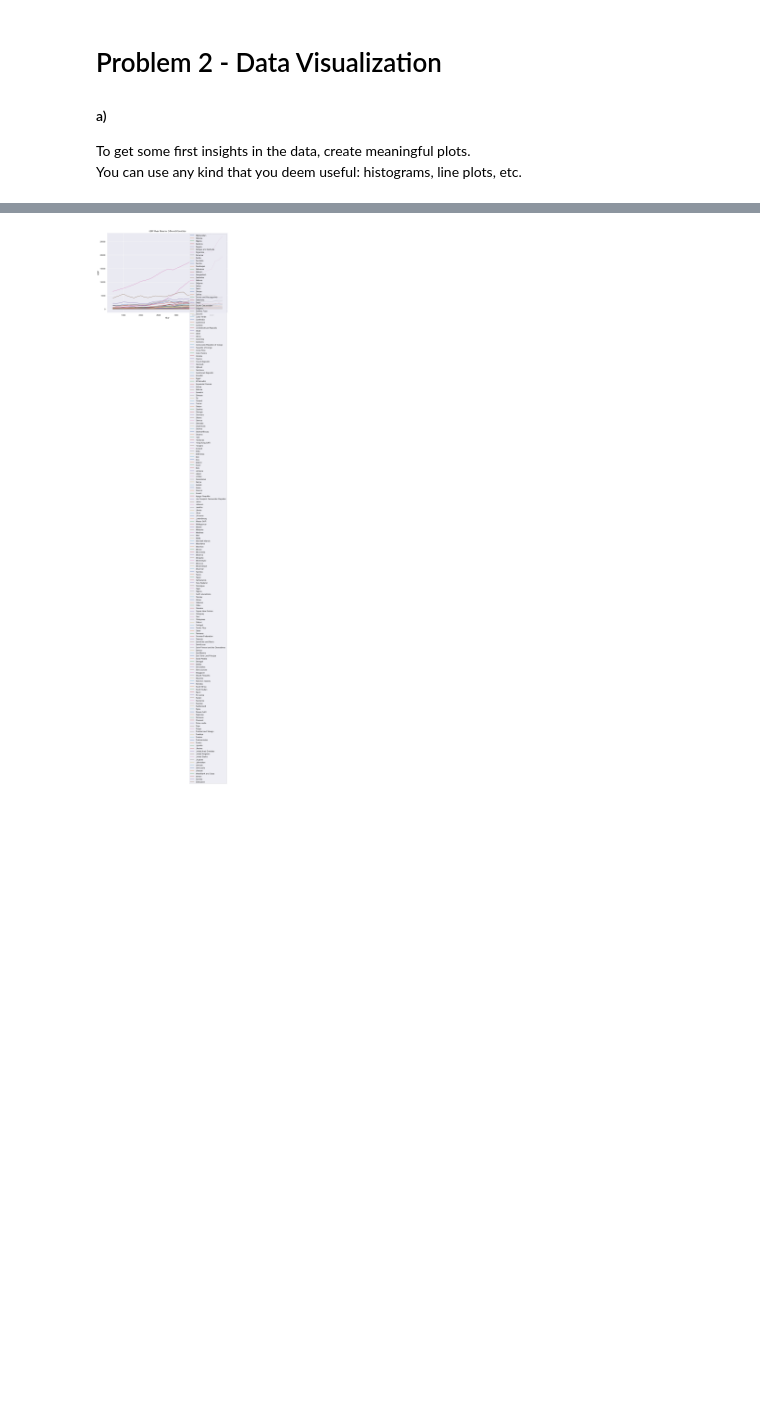
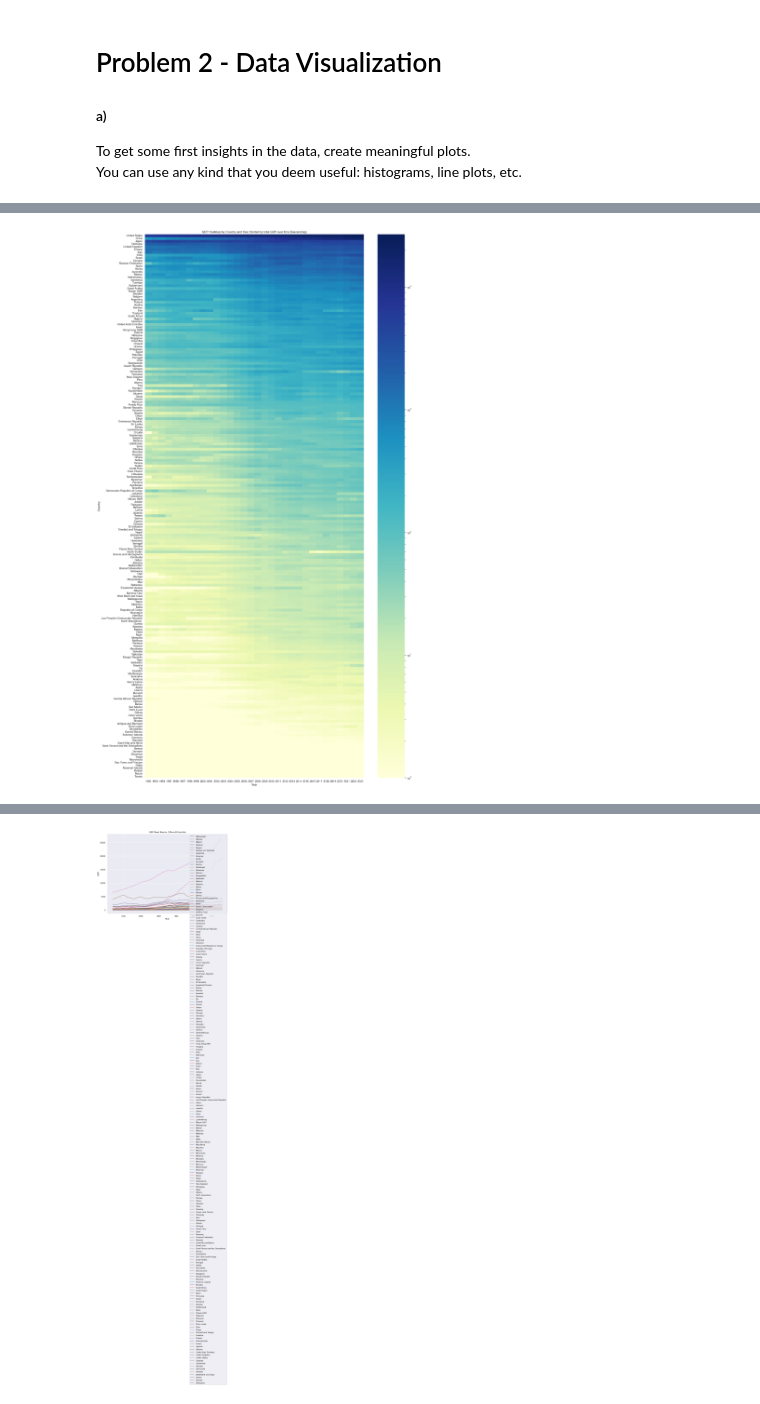
Before and after one commit to miTTimmiTTim/TIDS, a Jupyter notebook: ClassProject.ipynb, the cells around one changed output, grey strips where cells are left out. Cells and saved outputs as stored; diff of their text form; code cells hidden in the pictures; blank space fills up the shorter version.

```diff
--- a/ClassProject.ipynb
+++ b/ClassProject.ipynb
@@ -286,0 +297,49 @@ You can use any kind that you deem useful: histograms, line plots, etc.
+# %%
+import matplotlib.colors as clrs
+
+def heatmap_normal_scaling_ordered_alphabetical():
+    pivot_data = gdp.pivot(index='Country', columns='year', values='GDP')
+
+    plt.figure(figsize=(12, 40))  # Adjust the figure size as needed
+    sns.heatmap(pivot_data, cmap='YlGnBu')
+    plt.xlabel('Year')
+    plt.ylabel('Country')
+    plt.title('GDP Heatmap by Country and Year')
+
+    plt.show()
+
+def heatmap_log_scaling_ordered_alphabetical():
+    pivot_data = gdp.pivot(index='Country', columns='year', values='GDP').fillna(0)
+
+    # Create a heatmap with log scaling for the legend
+    plt.figure(figsize=(20, 40))
+    sns.heatmap(pivot_data, cmap='YlGnBu', norm=clrs.LogNorm(vmin=1, vmax=pivot_data.values.max()))
+    plt.xlabel('Year')
+    plt.ylabel('Country')
+    plt.title('GDP Heatmap by Country and Year (Log Scaling)')
+
+
+def heatmap_log_scaling_ordered_gdp():
+    pivot_data = gdp.pivot(index='Country', columns='year', values='GDP').fillna(0)
+
+    # Calculate the total GDP for each country and sort by GDP in descending order
+    total_gdp = pivot_data.sum(axis=1)
+    sorted_countries = total_gdp.sort_values(ascending=False).index
+
+    # Reorder the rows in the pivot_data DataFrame based on the sorted countries
+    pivot_data_sorted = pivot_data.loc[sorted_countries]
+
+    # Create a heatmap with log scaling for the legend
+    plt.figure(figsize=(20, 40))
+    sns.heatmap(pivot_data_sorted, cmap='YlGnBu', norm=clrs.LogNorm(vmin=1, vmax=pivot_data.values.max()))
+    plt.xlabel('Year')
+    plt.ylabel('Country')
+    plt.title('GDP Heatmap by Country and Year (Sorted by total GDP over time Descending)')
+    plt.show()
+
+
+#heatmap_normal_scaling_ordered_alphabetical()
+#heatmap_log_scaling_ordered_alphabetical()
+heatmap_log_scaling_ordered_gdp()
+# %% [output]
+[figure, added]
```
Also changed, not shown: parts of 8 cells of this notebook.
